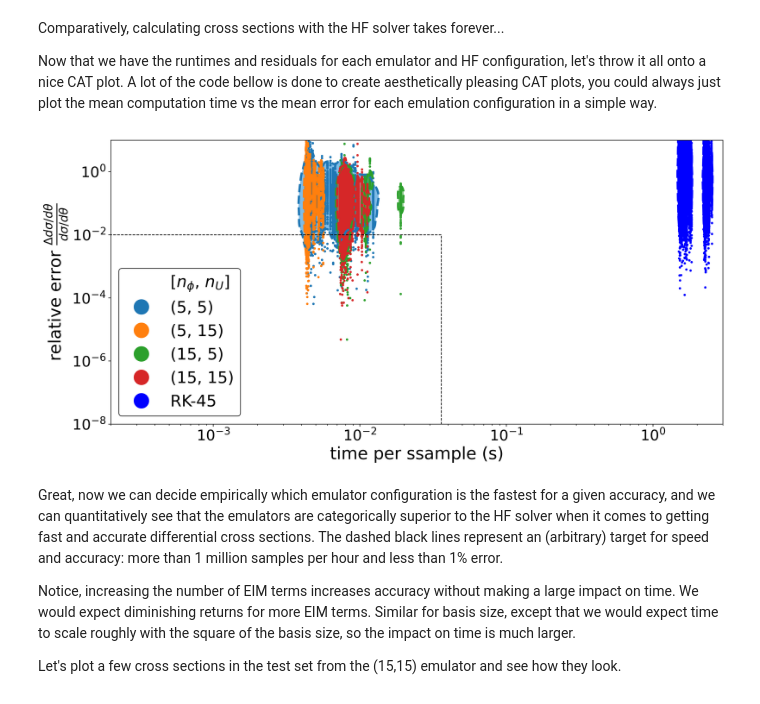
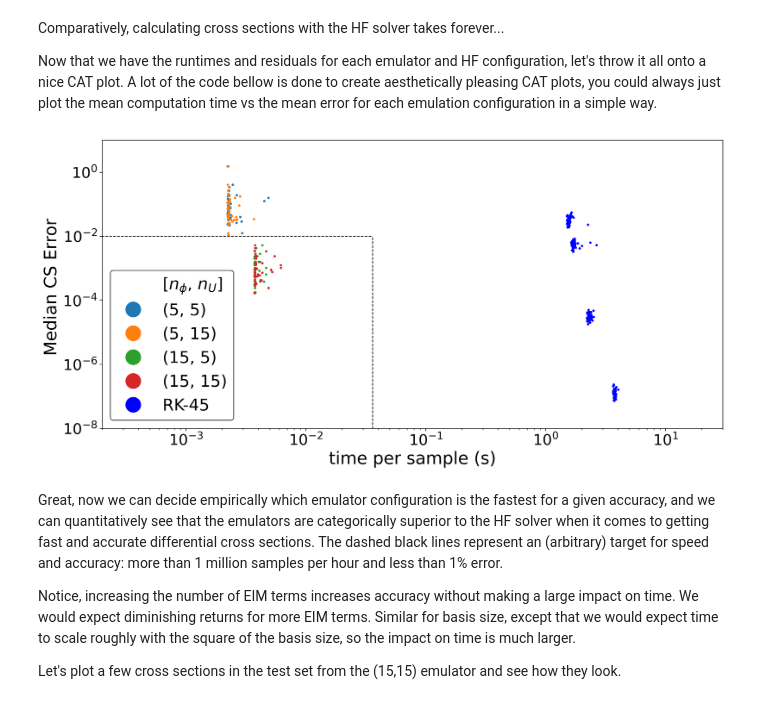
Before and after one commit to bandframework/rose, a Jupyter notebook: tutorials/K - ROSE_tutorial_1_building_an_emulator.ipynb, the cells around one changed output. Drawn from its saved outputs; the diff is of its cells as text; code cells hidden in the pictures.

Commit message:
Bug fixed! Seaborn package was being stubborn. CAT plot now plots median error in the CS

```diff
--- a/tutorials/K - ROSE_tutorial_1_building_an_emulator.ipynb
+++ b/tutorials/K - ROSE_tutorial_1_building_an_emulator.ipynb
@@ -237,7 +235,7 @@ emulator = rose.ScatteringAmplitudeEmulator.from_train(
     interactions,
     training_samples,
     l_max,
-    n_basis=2,
+    n_basis=4,
     angles=angles / 180 * np.pi,
     hf_tols=[
         10 ** (-9),
@@ -559,3 +427,11 @@ for HF in tqdm(HF_Solvers):
         "residuals_list": CAT_Data[2],
         "full_predictions": CAT_Data[3],
     }
+# %%
+for sae in Sae_Emulators:
+    data_sae = [
+        np.array(CAT_Emulator_Data[sae]["times"]
+        ),
+        np.array( [    np.median(CAT_Emulator_Data[sae]["residuals_list"][ii]) for ii in range(len(CAT_Emulator_Data[sae]["residuals_list"]))   ]  ),
+    ]
+    print(len(data_sae[1]))
@@ -600,32 +504,30 @@ level_sns = 0.05
 i = 0
 for sae in Sae_Emulators:
     data_sae = [
-        np.array(
-            [np.full(len(angles), j) for j in CAT_Emulator_Data[sae]["times"]]
-        ).flatten(),
-        np.array(CAT_Emulator_Data[sae]["residuals_list"]).flatten(),
+        np.array(CAT_Emulator_Data[sae]["times"]),
+        np.array( [    np.median(CAT_Emulator_Data[sae]["residuals_list"][ii]) for ii in range(len(CAT_Emulator_Data[sae]["residuals_list"]))   ]  ),
     ]
     data_sae = np.array(data_sae)
 
-    sns.kdeplot(
-        x=data_sae[0],
-        y=data_sae[1],
-        levels=[level_sns, 1],
-        color=colors[i],
-        log_scale=[True, True],
-        fill=True,
-        alpha=0.6,
-    )
+    # sns.kdeplot(
+    #     x=data_sae[0],
+    #     y=data_sae[1],
+    #     levels=[level_sns, 1],
+    #     color=colors[i],
+    #     log_scale=[True, True],
+    #     fill=True,
+    #     alpha=0.6,
+    # )
 
-    sns.kdeplot(
-        x=data_sae[0],
-        y=data_sae[1],
-        levels=[level_sns],
-        color=colors[i],
-        log_scale=[True, True],
-        linewidths=3,
-        linestyles="dashed",
-    )
+    # sns.kdeplot(
+    #     x=data_sae[0],
+    #     y=data_sae[1],
+    #     levels=[level_sns],
+    #     color=colors[i],
+    #     log_scale=[True, True],
+    #     linewidths=3,
+    #     linestyles="dashed",
+    # )
     ax.scatter(data_sae[0], data_sae[1], s=5, color=colors[i])
 
     custom_lines.append(
@@ -645,57 +547,57 @@ for sae in Sae_Emulators:
 
 i = 0
 for HF in HF_Solvers:
     data_hf = [
-        np.array([np.full(len(angles), j) for j in CAT_HF_Data[HF]["times"]]).flatten(),
-        np.array(CAT_HF_Data[HF]["residuals_list"]).flatten(),
+        np.array(CAT_HF_Data[HF]["times"]),
+        np.array( [    np.median(CAT_HF_Data[HF]["residuals_list"][ii]) for ii in range(len(CAT_HF_Data[HF]["residuals_list"]))   ]  ),
     ]
     data_hf = np.array(data_hf)
-    sns.kdeplot(
-        x=data_hf[0],
-        y=data_hf[1],
-        levels=[level_sns, 1],
-        color="b",
-        log_scale=[True, True],
-        fill=True,
-        alpha=0.6,
-    )
-    sns.kdeplot(
-        x=data_hf[0],
-        y=data_hf[1],
-        levels=[level_sns],
-        color="b",
-        log_scale=[True, True],
-        linewidths=3,
-        linestyles="dashed",
-    )
+    # sns.kdeplot(
+    #     x=data_hf[0],
+    #     y=data_hf[1],
+    #     levels=[level_sns, 1],
+    #     color="b",
+    #     log_scale=[True, True],
+    #     fill=True,
+    #     alpha=0.6,
+    # )
+    # sns.kdeplot(
+    #     x=data_hf[0],
+    #     y=data_hf[1],
+    #     levels=[level_sns],
+    #     color="b",
+    #     log_scale=[True, True],
+    #     linewidths=3,
+    #     linestyles="dashed",
+    # )
     ax.scatter(data_hf[0], data_hf[1], s=5, color="b")
     i = i + 1
 
 
 custom_lines.append(
     Line2D(
         [], [], color="b", marker="o", linestyle="None", markersize=20, label="RK-45"
     )
 )
 ax.legend(handles=custom_lines, fontsize=22, frameon=True, edgecolor="black")
 ax.plot([10 ** (-4), 0.036], [0.01, 0.01], color="k", linewidth=1, linestyle="dashed")
 ax.plot([0.036, 0.036], [10 ** (-9), 0.01], color="k", linewidth=1, linestyle="dashed")
 
 ax.set_xscale("log")
 ax.set_yscale("log")
-ax.set_xlabel("time per ssample (s)", fontsize=23)
+ax.set_xlabel("time per sample (s)", fontsize=23)
 ax.set_ylabel(
-    r"relative error $\frac{\Delta d\sigma /d\theta}{d\sigma / d\theta}$", fontsize=23
+    r"Median CS Error ", fontsize=23
 )
 plt.rc("xtick", labelsize=20)
 plt.rc("ytick", labelsize=20)
 
-plt.xlim(2 * 10 ** (-4), 3 * 10 ** (0))
+plt.xlim(2 * 10 ** (-4), 3 * 10 ** (1))
 plt.ylim(10 ** (-8), 10 ** (1))
 
 plt.show()
 # %% [output]
-[figure, old version]
+[figure, new version]
 # %% [markdown]
 Great, now we can decide empirically which emulator configuration is the fastest for a given accuracy, and we can quantitatively see that the emulators are categorically superior to the HF solver when it comes to getting fast and accurate differential cross sections. The dashed black lines represent an (arbitrary) target for speed and accuracy: more than 1 million samples per hour and less than 1% error.
 
```
Also changed, not shown: parts of 14 cells of this notebook.
